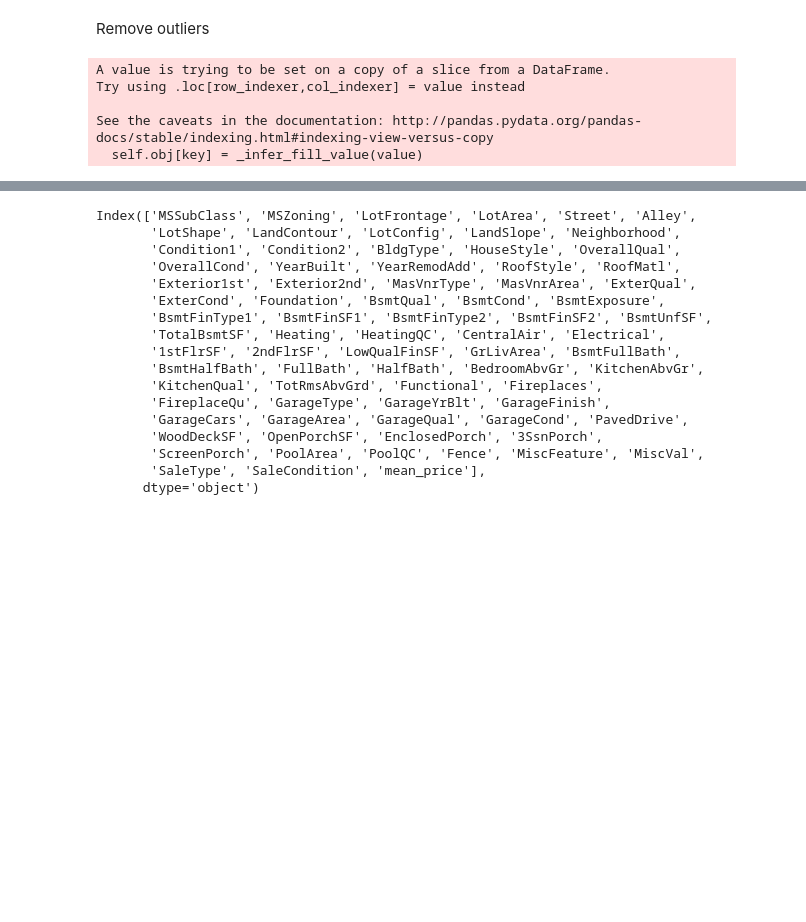
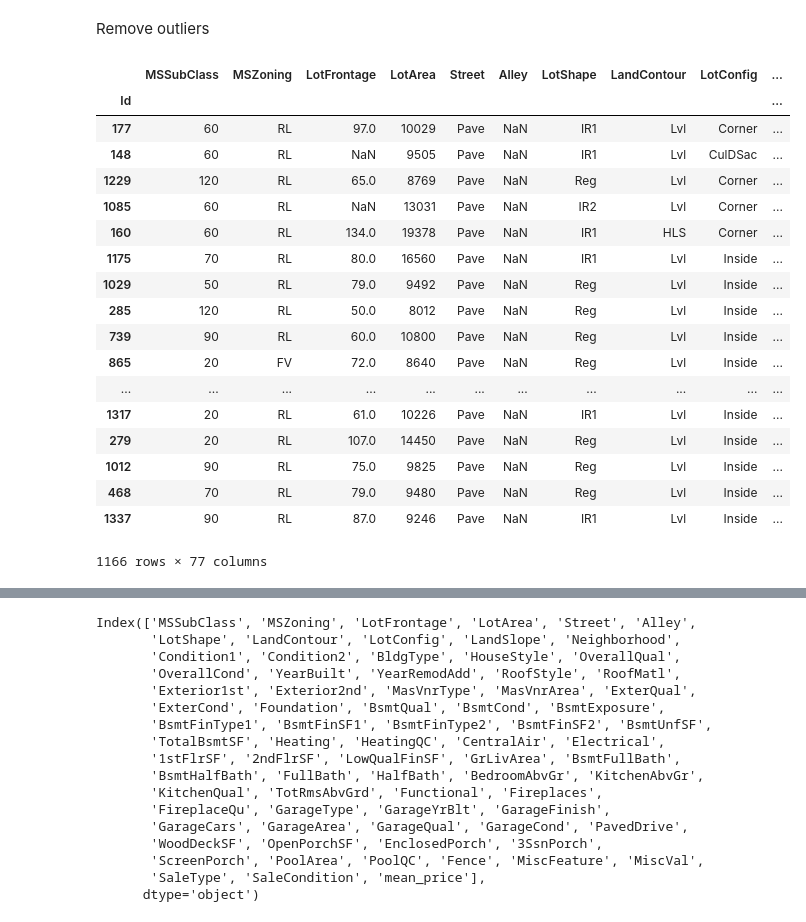
Before and after one commit to Simplon-IA-Bdx-1/house-prices-nicolasa-guillaume, a Jupyter notebook: XGBoost.ipynb, the cells around one changed output, grey strips where cells are left out. Drawn from its saved outputs; the diff is of its cells as text; code cells hidden in the pictures; blank space fills up the shorter version.

```diff
--- a/XGBoost.ipynb
+++ b/XGBoost.ipynb
@@ -131,24 +117,6 @@ train80 = train80.drop(train80[train80.LotFrontage > 250].index)
 # %%
 train80.loc[:,'SalePrice']=np.log(train80.loc[:,'SalePrice'])
 valid20.loc[:,'SalePrice']=np.log(valid20.loc[:,'SalePrice'])
-# %%
-mean_price_neigh={}
-for name in list(train80.Neighborhood.unique()):
-    mean_price_neigh[name]=train80.loc[train80['Neighborhood']==name,'SalePrice'].mean()
-
-for name in list(train80.Neighborhood.unique()):
-    train80.loc[train80['Neighborhood']==name,'mean_price']=mean_price_neigh[name]
-    valid20.loc[valid20['Neighborhood']==name,'mean_price']=mean_price_neigh[name]
-    test.loc[test['Neighborhood']==name,'mean_price']=mean_price_neigh[name]
-
-# train80_qual['Neighborhood']
-#mean_price_neigh
-# %% [output]
-A value is trying to be set on a copy of a slice from a DataFrame.
-Try using .loc[row_indexer,col_indexer] = value instead
-
-See the caveats in the documentation: http://pandas.pydata.org/pandas-docs/stable/indexing.html#indexing-view-versus-copy
-  self.obj[key] = _infer_fill_value(value)
 # %%
 mean = {}
 mode = {}
@@ -161,3 +135,25 @@ for column in list(train80.columns):
+# %%
+train80
+# %% [output]
+|  | MSSubClass | MSZoning | LotFrontage | LotArea | Street | Alley | LotShape | LandContour | LotConfig | ... |
+| Id |  |  |  |  |  |  |  |  |  | ... |
+| 177 | 60 | RL | 97.0 | 10029 | Pave | NaN | IR1 | Lvl | Corner | ... |
+| 148 | 60 | RL | NaN | 9505 | Pave | NaN | IR1 | Lvl | CulDSac | ... |
+| 1229 | 120 | RL | 65.0 | 8769 | Pave | NaN | Reg | Lvl | Corner | ... |
+| 1085 | 60 | RL | NaN | 13031 | Pave | NaN | IR2 | Lvl | Corner | ... |
+| 160 | 60 | RL | 134.0 | 19378 | Pave | NaN | IR1 | HLS | Corner | ... |
+| 1175 | 70 | RL | 80.0 | 16560 | Pave | NaN | IR1 | Lvl | Inside | ... |
+| 1029 | 50 | RL | 79.0 | 9492 | Pave | NaN | Reg | Lvl | Inside | ... |
+| 285 | 120 | RL | 50.0 | 8012 | Pave | NaN | Reg | Lvl | Inside | ... |
+| 739 | 90 | RL | 60.0 | 10800 | Pave | NaN | Reg | Lvl | Inside | ... |
+| 865 | 20 | FV | 72.0 | 8640 | Pave | NaN | Reg | Lvl | Inside | ... |
+| ... | ... | ... | ... | ... | ... | ... | ... | ... | ... | ... |
+| 1317 | 20 | RL | 61.0 | 10226 | Pave | NaN | IR1 | Lvl | Inside | ... |
+| 279 | 20 | RL | 107.0 | 14450 | Pave | NaN | Reg | Lvl | Inside | ... |
+| 1012 | 90 | RL | 75.0 | 9825 | Pave | NaN | Reg | Lvl | Inside | ... |
+| 468 | 70 | RL | 79.0 | 9480 | Pave | NaN | Reg | Lvl | Inside | ... |
+| 1337 | 90 | RL | 87.0 | 9246 | Pave | NaN | IR1 | Lvl | Inside | ... |
+1166 rows × 77 columns
 # %%
 target_column='SalePrice'
 X_train = train80.drop(target_column, axis=1)
```
Also changed, not shown: parts of 14 cells of this notebook.
